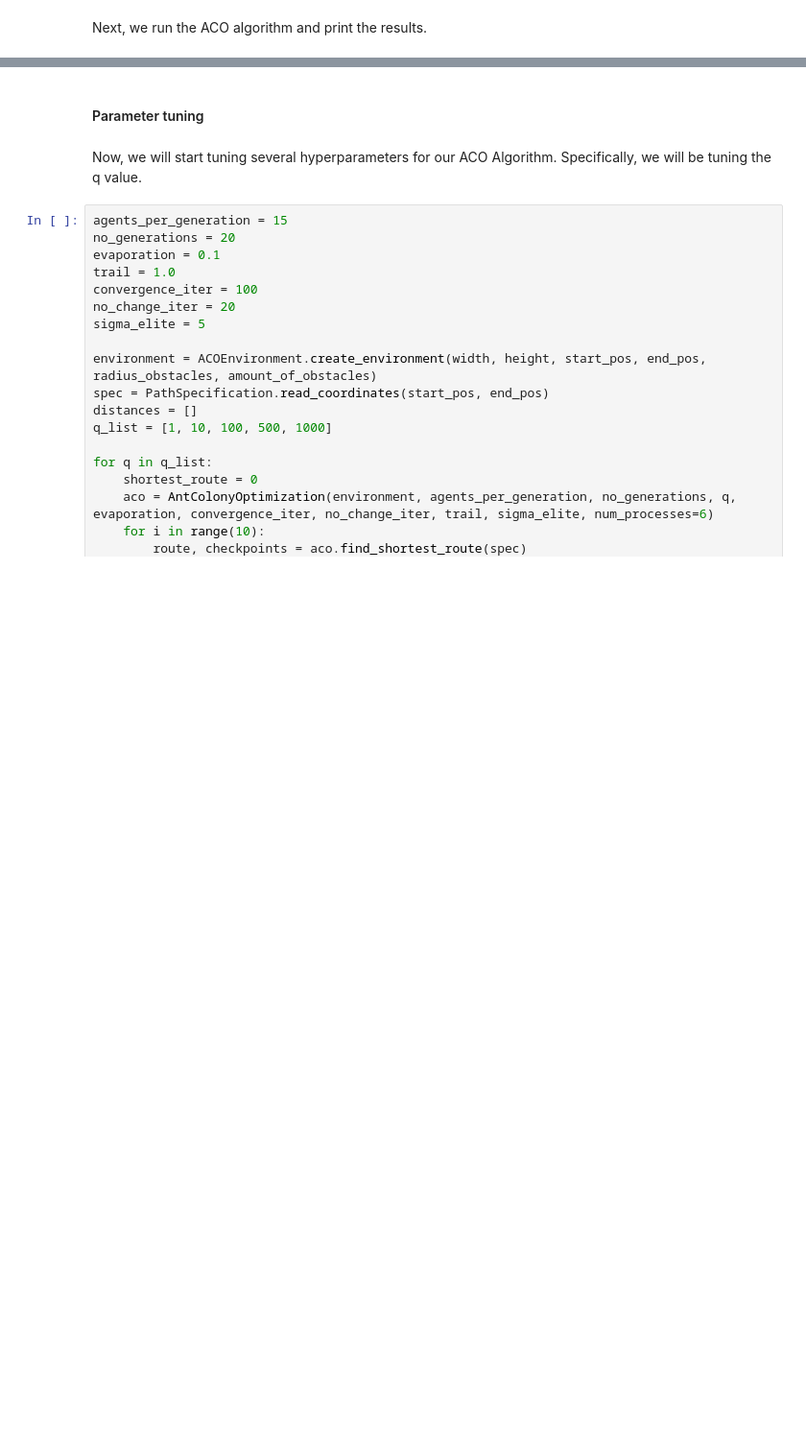
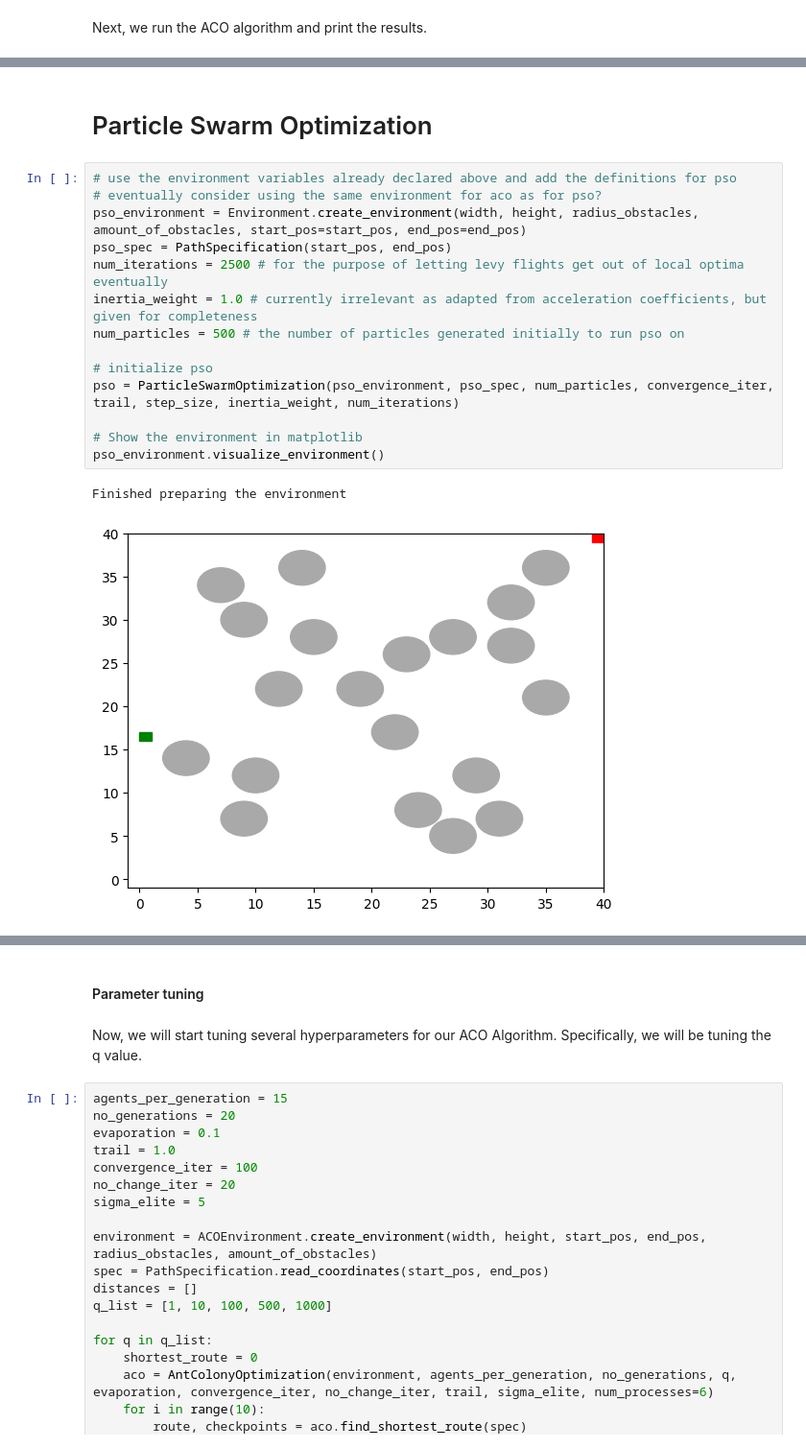
Before and after one commit to umenzi/bio-inspired_algorithms, a Jupyter notebook: src/Main.ipynb, the cells around one changed output, grey strips where cells are left out. Shown: that part at 96% size. Drawn from its saved outputs; the diff is of its cells as text; blank space fills up the shorter version.

Commit message:
working pso with levy flights and adaptive coefficients

```diff
--- a/src/Main.ipynb
+++ b/src/Main.ipynb
@@ -92,0 +100,19 @@ Route size: 101
+# %% [markdown]
+# Particle Swarm Optimization
+# %%
+# use the environment variables already declared above and add the definitions for pso
+# eventually consider using the same environment for aco as for pso?
+pso_environment = Environment.create_environment(width, height, radius_obstacles, amount_of_obstacles, start_pos=start_pos, end_pos=end_pos)
+pso_spec = PathSpecification(start_pos, end_pos)
+num_iterations = 2500 # for the purpose of letting levy flights get out of local optima eventually
+inertia_weight = 1.0 # currently irrelevant as adapted from acceleration coefficients, but given for completeness
+num_particles = 500 # the number of particles generated initially to run pso on
+
+# initialize pso
+pso = ParticleSwarmOptimization(pso_environment, pso_spec, num_particles, convergence_iter, trail, step_size, inertia_weight, num_iterations)
+
+# Show the environment in matplotlib
+pso_environment.visualize_environment()
+# %% [output]
+Finished preparing the environment
+[figure, added]
```
Also changed, not shown: parts of 3 cells of this notebook, 2 other files.
